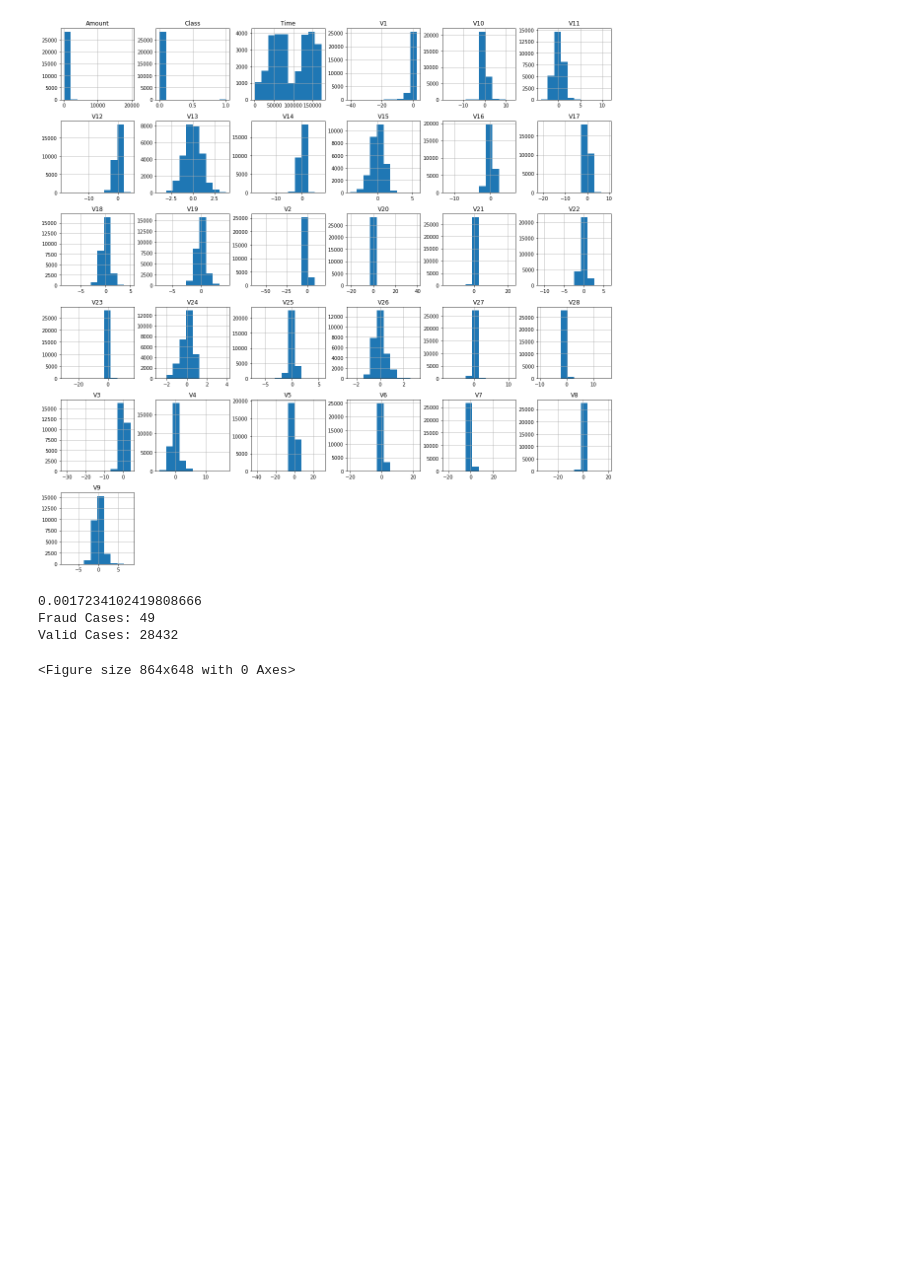
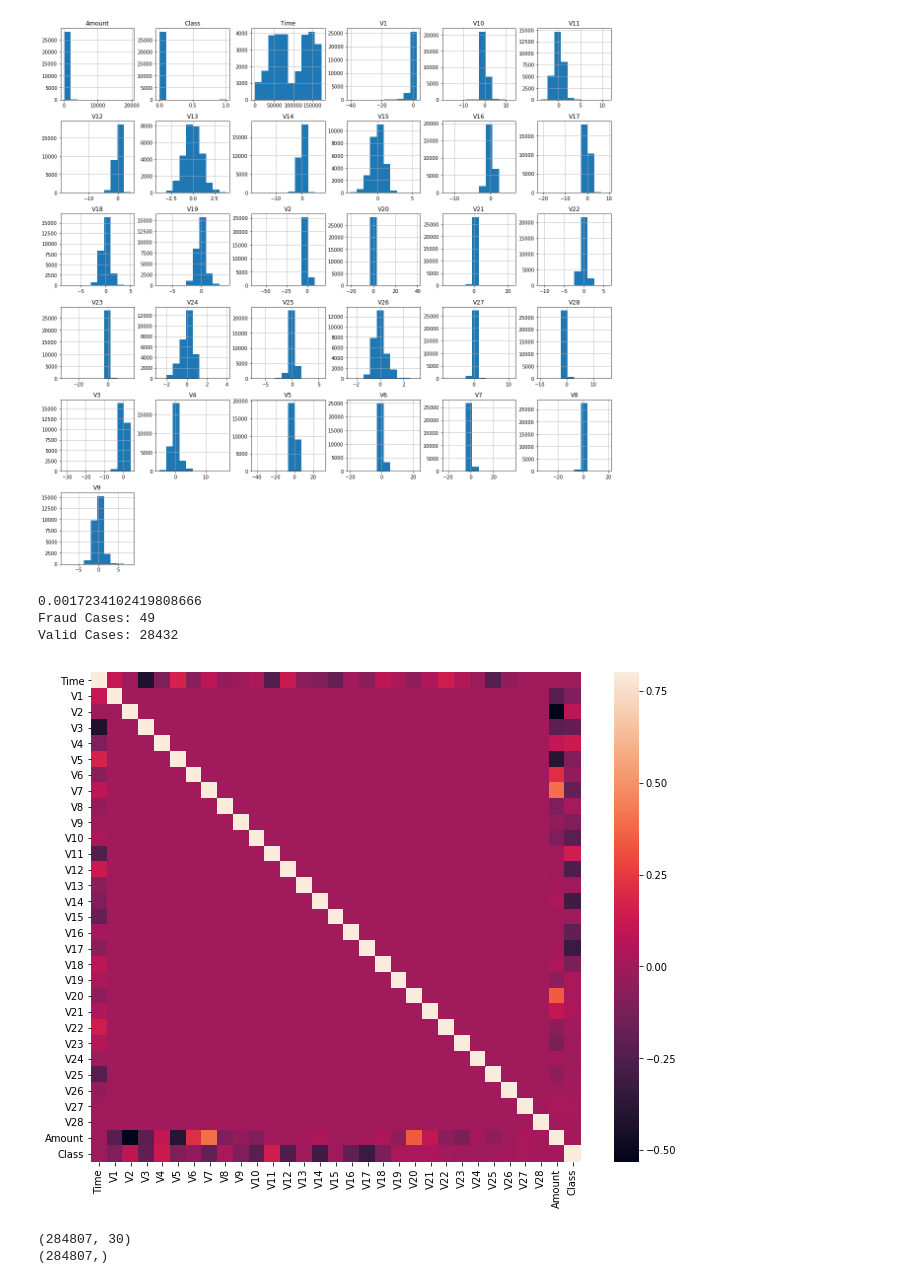
Before and after one commit to deepikap228/credit-card-fraud, a Jupyter notebook: creditcardfraud.ipynb, the cells around one changed output. Cells and saved outputs as stored; diff of their text form; code cells hidden in the pictures; blank space fills up the shorter version.

Commit message:
get all the columns
get all the columns and filter them then store the target data and remove unwanted data

```diff
--- a/creditcardfraud.ipynb
+++ b/creditcardfraud.ipynb
@@ -88,6 +88,26 @@ Valid Cases: 28432
 # %%
 #Correlation matrix
 corrmat=data.corr()
 fig=plt.figure(figsize=(12,9))
+sns.heatmap(corrmat,vmax=.8,square=True)
+plt.show()
 # %% [output]
-<Figure size 864x648 with 0 Axes>
+[figure, added]
+# %%
+#Get all the columns from the DataFrame
+columns=data.columns.tolist()
+
+#Filter the columns to remove data we do not want
+columns=[c for c in columns if c not in ["Class"]]
+
+#Store the variable we will be predicting on
+target="Class"
+X=data[columns]
+Y=data[target]
+
+#Print the shape of X and Y
+print(X.shape)
+print(Y.shape)
+# %% [output]
+(284807, 30)
+(284807,)
```
Also changed, not shown: parts of 1 cell of this notebook.
